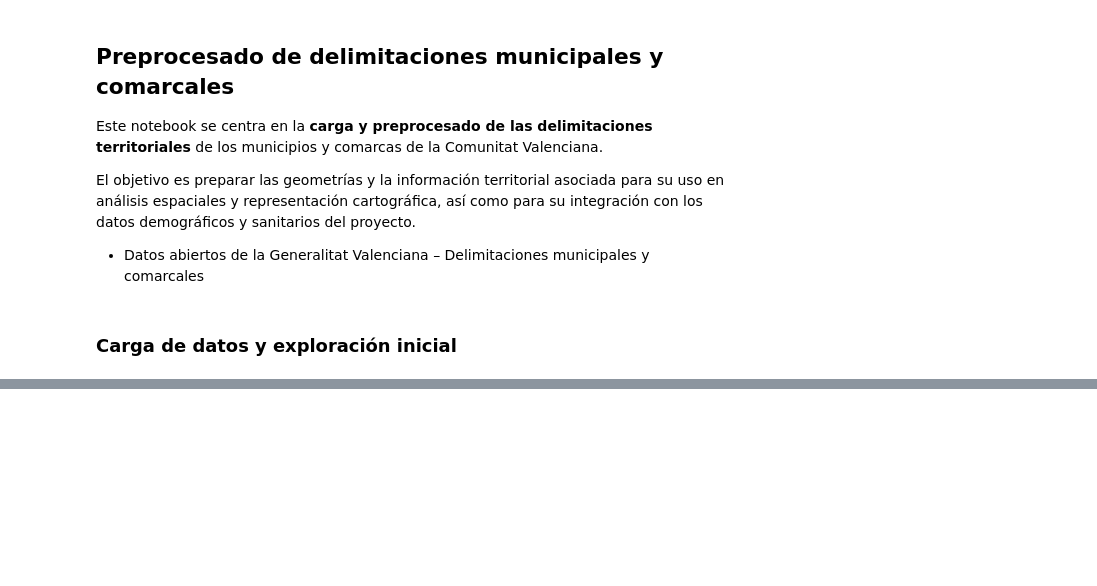
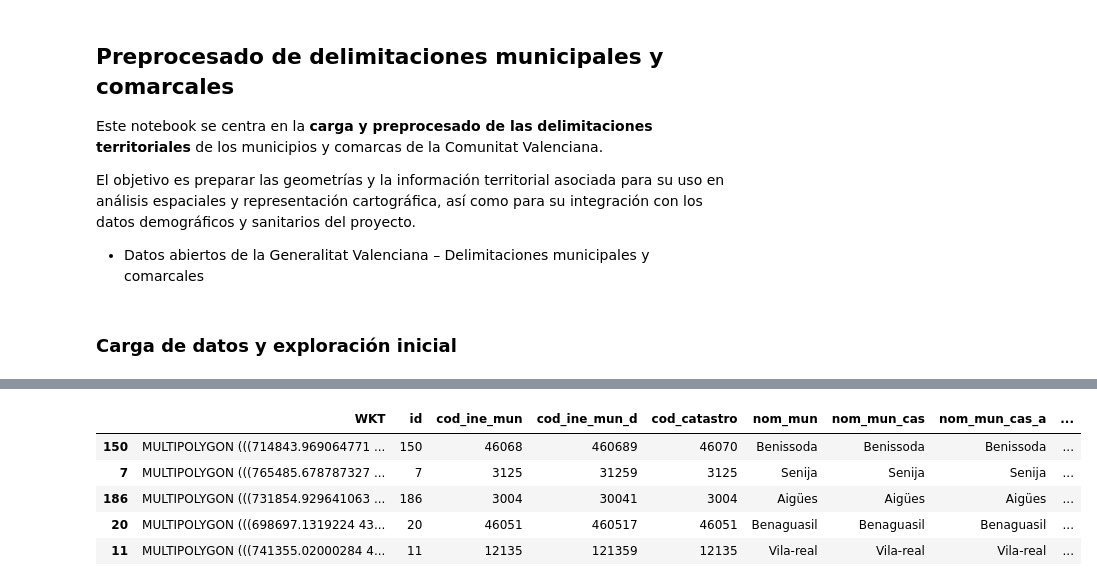
Before and after one commit to nt33/PRVD-Proyecto_Salud, a Jupyter notebook: 01-preprocesado/datos_municipios.ipynb, the cells around one changed output, grey strips where cells are left out. Saved outputs shown, nothing was run; the diff lists cells and outputs as text; code cells hidden in the pictures; blank space fills up the shorter version.

```diff
--- a/01-preprocesado/datos_municipios.ipynb
+++ b/01-preprocesado/datos_municipios.ipynb
@@ -31,0 +98,10 @@ comarca_datos
+# %%
+# Vista previa del dataframe
+municipios_raw.sample(5)
+# %% [output]
+|  | WKT | id | cod_ine_mun | cod_ine_mun_d | cod_catastro | nom_mun | nom_mun_cas | nom_mun_cas_a | ... |
+| 150 | MULTIPOLYGON (((714843.969064771 ... | 150 | 46068 | 460689 | 46070 | Benissoda | Benissoda | Benissoda | ... |
+| 7 | MULTIPOLYGON (((765485.678787327 ... | 7 | 3125 | 31259 | 3125 | Senija | Senija | Senija | ... |
+| 186 | MULTIPOLYGON (((731854.929641063 ... | 186 | 3004 | 30041 | 3004 | Aigües | Aigües | Aigües | ... |
+| 20 | MULTIPOLYGON (((698697.1319224 43... | 20 | 46051 | 460517 | 46051 | Benaguasil | Benaguasil | Benaguasil | ... |
+| 11 | MULTIPOLYGON (((741355.02000284 4... | 11 | 12135 | 121359 | 12135 | Vila-real | Vila-real | Vila-real | ... |
```
Also changed, not shown: parts of 17 cells of this notebook, 1 other file.
